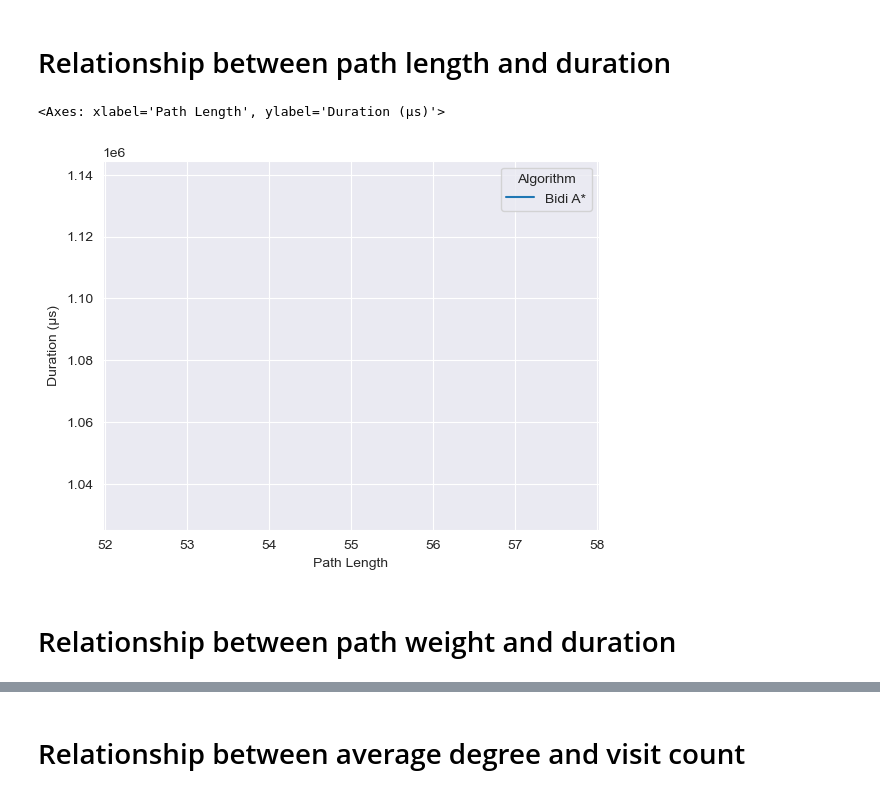
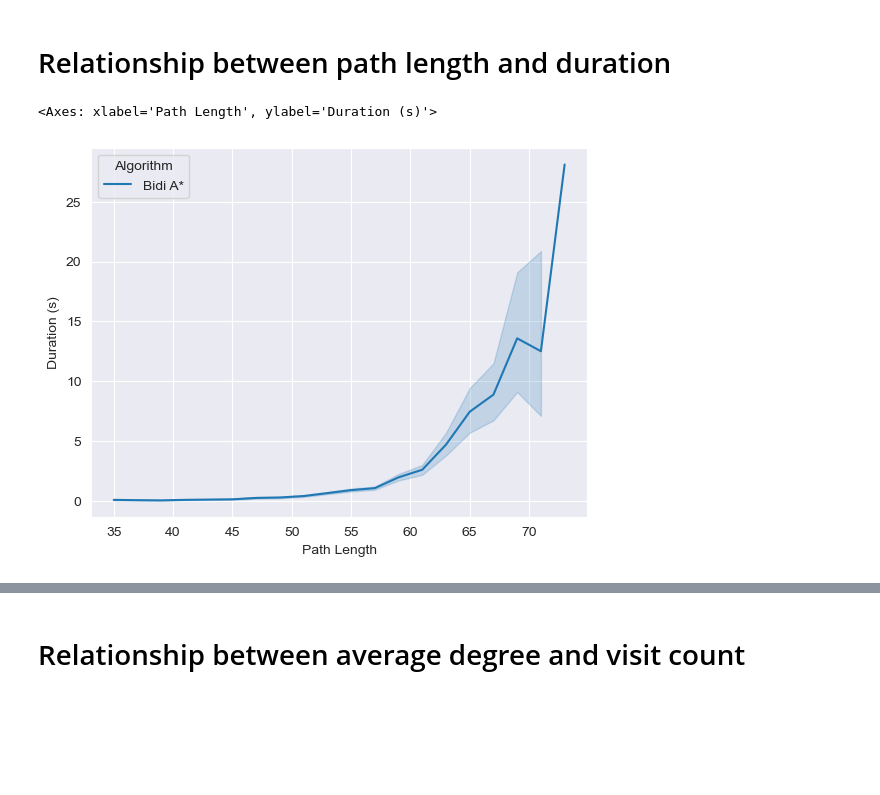
Before and after one commit to Spi3lot/pathfinding, a Jupyter notebook: Pathfinding/15-benchmark.ipynb, the cells around one changed output, grey strips where cells are left out. Drawn from its saved outputs; the diff is of its cells as text; code cells hidden in the pictures; blank space fills up the shorter version.

```diff
--- a/Pathfinding/15-benchmark.ipynb
+++ b/Pathfinding/15-benchmark.ipynb
@@ -5,6 +5,9 @@ import seaborn as sns
 # %%
 benchmark = pd.read_csv('15-benchmark.csv')
 benchmark.insert(1, 'Path Present', benchmark['Path Length'] != 0, True)
+
+benchmark['Duration (µs)'] /= 1e6
+benchmark.rename(columns={'Duration (µs)': 'Duration (s)'}, inplace=True)
 
 benchmark.replace({
     'Algorithm': {
@@ -138,9 +113,7 @@ sns.lineplot(benchmark_path, x='Path Weight', y='Visited Vertices', hue='Algorit
 # %% [markdown]
 # Relationship between path length and duration
 # %%
-sns.lineplot(benchmark_path, x='Path Length', y='Duration (µs)', hue='Algorithm', errorbar=('ci', 75))
+sns.lineplot(benchmark_path, x='Path Length', y='Duration (s)', hue='Algorithm', errorbar=('ci', 95))
 # %% [output]
-<Axes: xlabel='Path Length', ylabel='Duration (µs)'>
+<Axes: xlabel='Path Length', ylabel='Duration (s)'>
-[figure, old version]
+[figure, new version]
-# %% [markdown]
-# Relationship between path weight and duration
```
Also changed, not shown: parts of 25 cells of this notebook, 31 other files.
